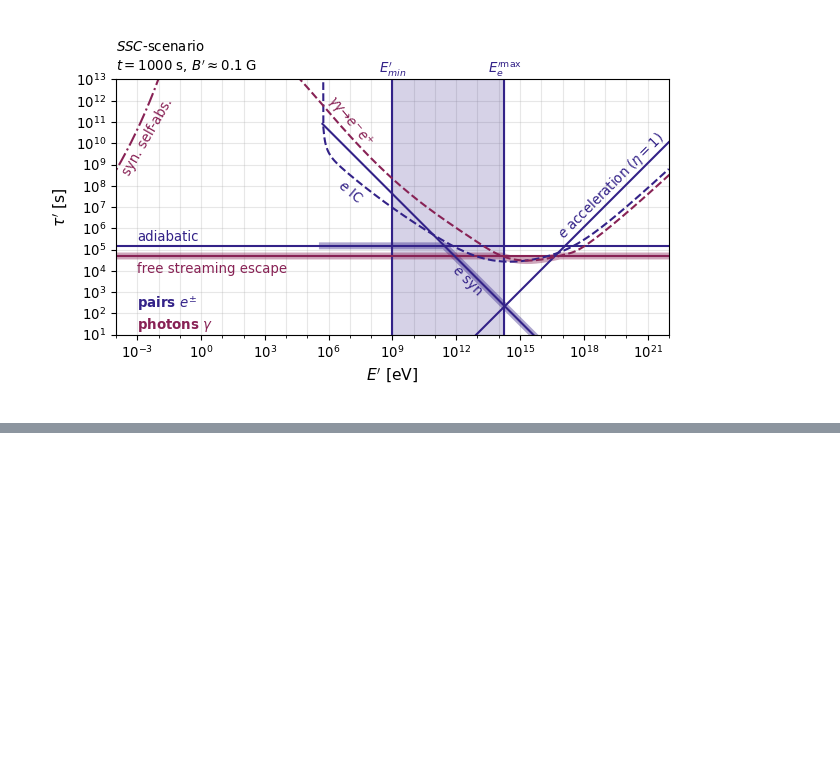
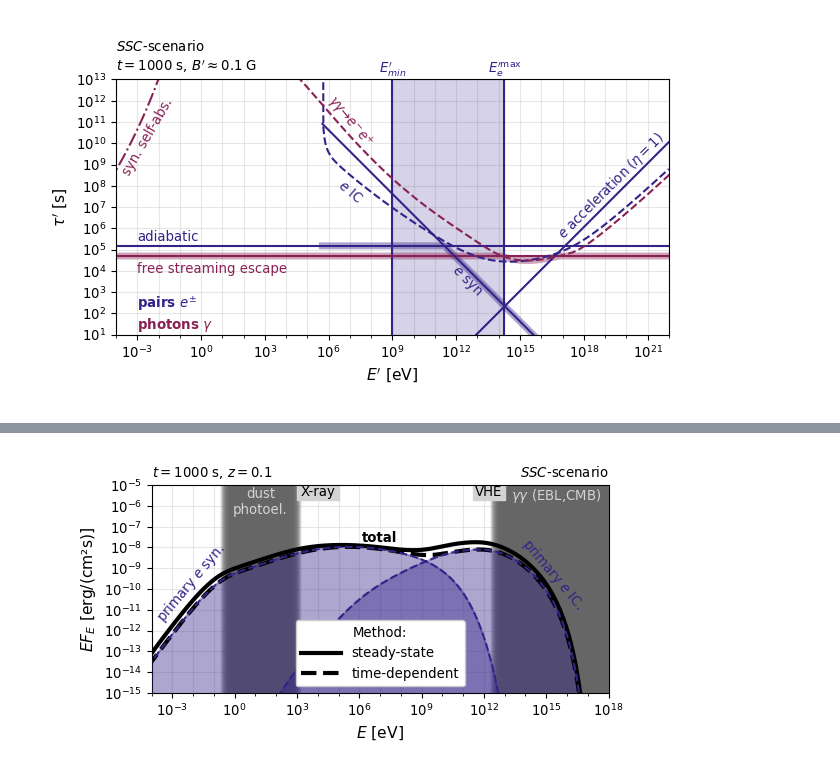
Before and after one commit to maklinger/LepHadGRBAfterglows, a Jupyter notebook: SSC-scenario.ipynb, the cells around one changed output, grey strips where cells are left out. Saved outputs shown, nothing was run; the diff lists cells and outputs as text; code cells hidden in the pictures; blank space fills up the shorter version.

Commit message:
add steady-state comparison

```diff
--- a/SSC-scenario.ipynb
+++ b/SSC-scenario.ipynb
@@ -223,0 +226,3 @@ sfc.saveFigure(fig, f"SSC-timescales", dpi=500)
+# %%
+am3_ss = get_AM3(exp=0, hadronic=0, qsyn=0) # expansion needed for time dependent method
+am3_ss.init_kernels()
@@ -223,0 +279,39 @@ sfc.saveFigure(fig, f"SSC-timescales", dpi=500)
+# %%
+sfc.fullWidth(aspectRatio=0.47, alpha=0.8)
+fig, (ax, axtbl) = plt.subplots(ncols=2, gridspec_kw={'width_ratios': [12, 1], "wspace":-.01})
+ind = -1
+ax = plot_spectrum(
+    ax, z, Gamma, t_obs, Eg_eV=Eg_eV, En_eV=En_eV,
+    E2dN_dE_tot_gamma=Eg_erg*0,
+    E2dN_dE_tot_nu=En_erg*0,
+    components=[
+        # [Eg_erg*am3_wind.get_photons(), "k", False, 0, "-.", "wind", 3],
+        [Eg_erg*am3_ss.get_photons(), "k", False, 0, "-", "steady-state", 3],
+        [Eg_erg*am3.get_photons(), "k", False, 0, "--", "time-dependent", 3],
+        # [Eg_erg*am3_wind.get_photons_injected_electrons_syn(), "tab:blue", True, 0, "-.", "wind", 1.5],
+        # [Eg_erg*am3_wind.get_photons_injected_electrons_compton(), "tab:blue", True, 0, "-.", None, 1.5],
+        # [Eg_erg*am3_ss.get_photons_injected_electrons_syn(), "tab:blue", False, 0, "-", "steady state", 1.5],
+        # [Eg_erg*am3_ss.get_photons_injected_electrons_compton(), "tab:blue", False, 0, "-", None, 1.5],
+        [Eg_erg*am3.get_photons_injected_electrons_syn(), compcols["in"], True, 0, "--", None, 1.5],
+        [Eg_erg*am3.get_photons_injected_electrons_compton(), compcols["in"], True, 0, "--", None, 1.5],
+        # [Eg_erg*am3_const.get_photons_annihilation_pairs_syn(), "tab:orange", True, 0, "--", None, 1.5],
+        # [Eg_erg*am3_const.get_photons_annihilation_pairs_compton(), "tab:orange", True, 0, "--", None, 1.5],
+    ], ylim=[1e-15, 1e-5], cgrey="#666666", Emaxs_grey=[3e2, 1e18]
+)
+
+ax.text(8e-3, 2e-10, r"primary $e$ syn.", color=compcols["in"], va="center", ha="center", zorder=100, rotation=50)
+ax.text(2e15, 5e-10, r"primary $e$ IC.", color=compcols["in"], va="center", ha="center", zorder=100, rotation=-50)
+ax.text(1e7, 3e-8, "total", color="k", va="center", ha="center", weight="bold")
+# ax.text(2e14, 3e-12, r" $\gamma\gamma\to e^{\pm}$ IC.", color=compcols["pair"], va="center", ha="center", zorder=100, rotation=-50)
+# ax.text(1e1, 1e-12, r" $\gamma\gamma\to e^{\pm}$ syn.", color=compcols["pair"], va="center", ha="center", zorder=100, rotation=35)
+
+leg = ax.legend(framealpha=1, loc="lower center", handlelength=3, title="Method:")
+leg.set_zorder(100)
+ax.set_title(r"$SSC$-scenario", loc="right")
+axtbl.axis("off")
+
+plt.subplots_adjust(right=0.99, bottom=0.2)
+fig.tight_layout()
+sfc.saveFigure(fig, f"SSC-spectrum-methods")
+# %% [output]
+[figure, added]
```
Also changed, not shown: parts of 3 cells of this notebook, 7 other files.
